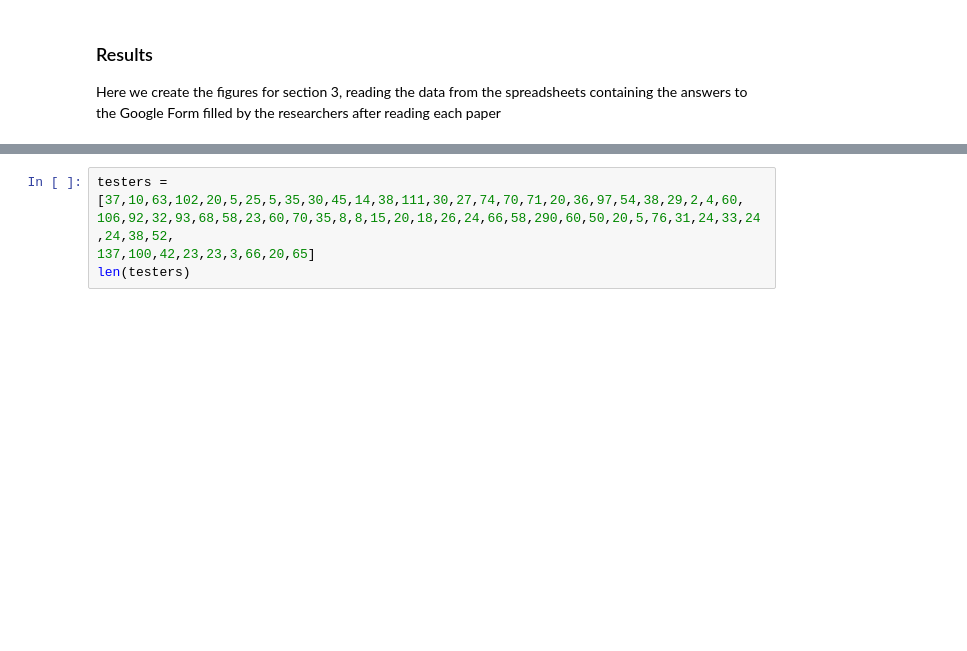
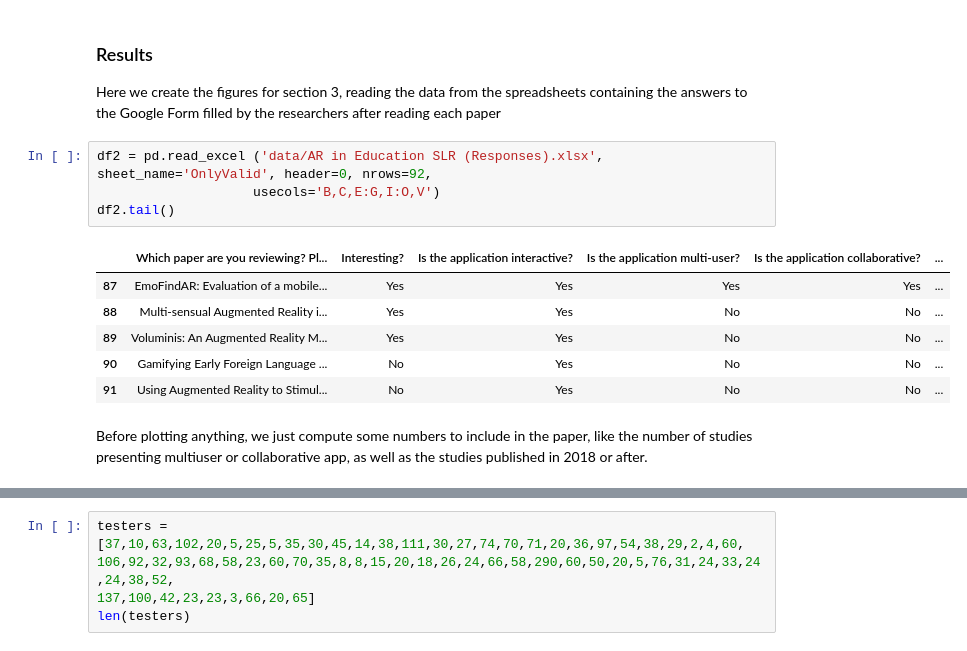
Before and after one commit to Stocastico/AR_SLR_Paper, a Jupyter notebook: create_figures.ipynb, the cells around one changed output, grey strips where cells are left out. Saved outputs shown, nothing was run; the diff lists cells and outputs as text; blank space fills up the shorter version.

```diff
--- a/create_figures.ipynb
+++ b/create_figures.ipynb
@@ -136,3 +148,16 @@ kappa
 ### Results
 
 Here we create the figures for section 3, reading the data from the spreadsheets containing the answers to the Google Form filled by the researchers after reading each paper
+# %%
+df2 = pd.read_excel ('data/AR in Education SLR (Responses).xlsx', sheet_name='OnlyValid', header=0, nrows=92,
+                    usecols='B,C,E:G,I:O,V')
+df2.tail()
+# %% [output]
+|  | Which paper are you reviewing? Pl... | Interesting? | Is the application interactive? | Is the application multi-user? | Is the application collaborative? | ... |
+| 87 | EmoFindAR: Evaluation of a mobile... | Yes | Yes | Yes | Yes | ... |
+| 88 | Multi-sensual Augmented Reality i... | Yes | Yes | No | No | ... |
+| 89 | Voluminis: An Augmented Reality M... | Yes | Yes | No | No | ... |
+| 90 | Gamifying Early Foreign Language ... | No | Yes | No | No | ... |
+| 91 | Using Augmented Reality to Stimul... | No | Yes | No | No | ... |
+# %% [markdown]
+Before plotting anything, we just compute some numbers to include in the paper, like the number of studies presenting multiuser or collaborative app, as well as the studies published in 2018 or after.
```
Also changed, not shown: parts of 13 cells of this notebook, 2 other files.
